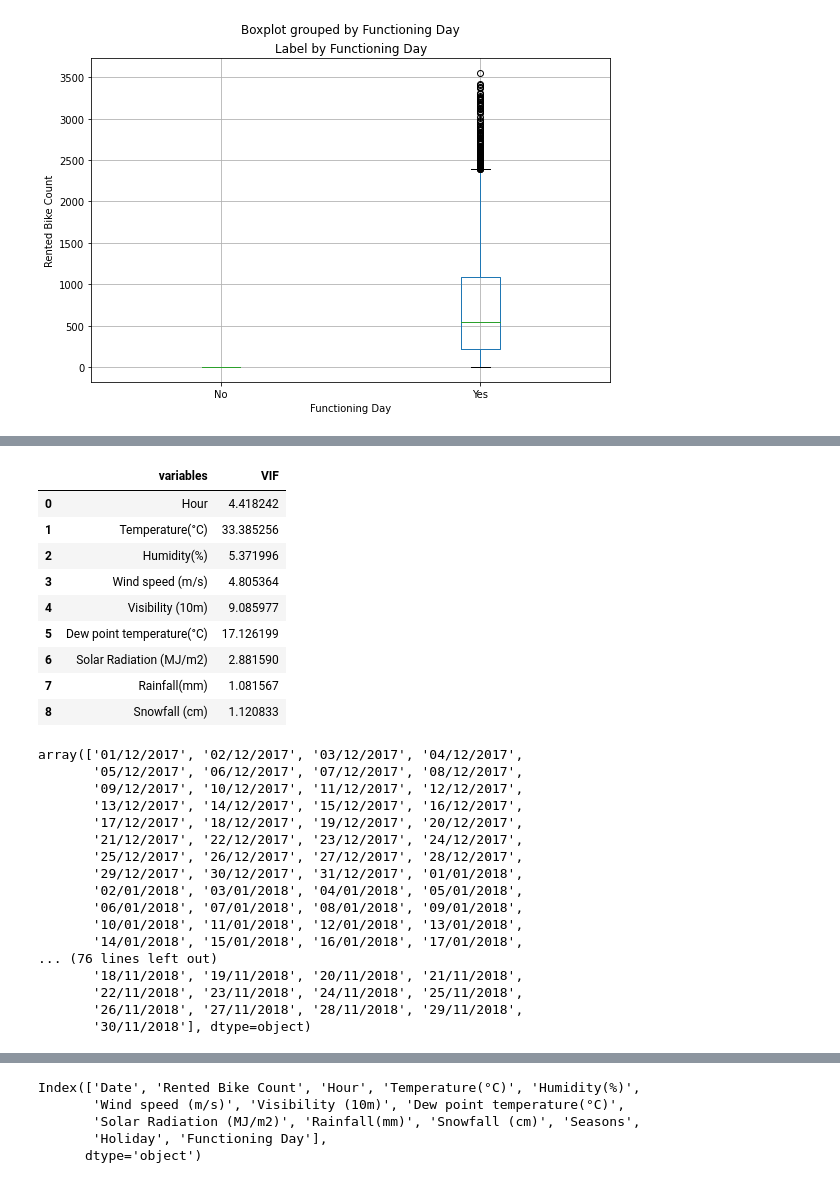
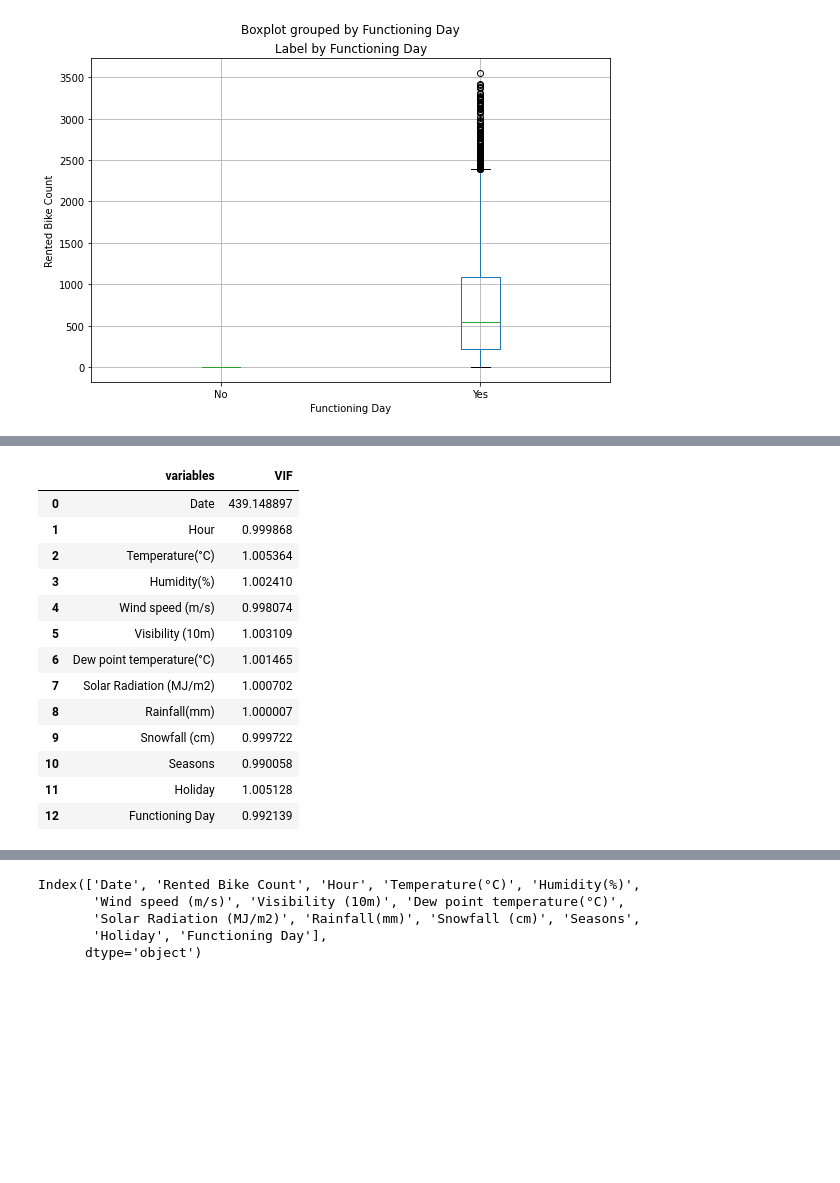
Before and after one commit to rugadamanikanta/seoul-bike-sharing-demand-prediction, a Jupyter notebook: Bike_Sharing_Demand_Prediction_Capstone_Project.ipynb, the cells around one changed output, grey strips where cells are left out. Cells and saved outputs as stored; diff of their text form; code cells hidden in the pictures; blank space fills up the shorter version.

```diff
--- a/Bike_Sharing_Demand_Prediction_Capstone_Project.ipynb
+++ b/Bike_Sharing_Demand_Prediction_Capstone_Project.ipynb
@@ -294,3 +301,9 @@ plt.show()
 [figure]
 [figure]
 [figure]
+# %%
+from sklearn.preprocessing import LabelEncoder
+le=LabelEncoder()
+dfcopy['Seasons']=le.fit_transform(dfcopy['Seasons'])
+dfcopy['Holiday']=le.fit_transform(dfcopy['Holiday'])
+dfcopy['Functioning Day']=le.fit_transform(dfcopy['Functioning Day'])
@@ -297,3 +382,5 @@ plt.show()
+# %%
+dfcopy['Date'] = dfcopy['Date'].values.astype(float)
 # %%
 #Multicollinearity
 from statsmodels.stats.outliers_influence import variance_inflation_factor
@@ -306,35 +393,19 @@ def calc_vif(X):
 
     return(vif)
 # %%
-calc_vif(df[[i for i in df.describe().columns if i not in ['Rented Bike Count']]])
+calc_vif(dfcopy[[i for i in dfcopy.describe().columns if i not in ['Rented Bike Count']]]) #we will consider 'rented bike as it was '
 # %% [output]
 |  | variables | VIF |
-| 0 | Hour | 4.418242 |
-| 1 | Temperature(°C) | 33.385256 |
-| 2 | Humidity(%) | 5.371996 |
-| 3 | Wind speed (m/s) | 4.805364 |
-| 4 | Visibility (10m) | 9.085977 |
-| 5 | Dew point temperature(°C) | 17.126199 |
-| 6 | Solar Radiation (MJ/m2) | 2.881590 |
-| 7 | Rainfall(mm) | 1.081567 |
-| 8 | Snowfall (cm) | 1.120833 |
+| 0 | Date | 439.148897 |
+| 1 | Hour | 0.999868 |
+| 2 | Temperature(°C) | 1.005364 |
+| 3 | Humidity(%) | 1.002410 |
+| 4 | Wind speed (m/s) | 0.998074 |
+| 5 | Visibility (10m) | 1.003109 |
+| 6 | Dew point temperature(°C) | 1.001465 |
+| 7 | Solar Radiation (MJ/m2) | 1.000702 |
+| 8 | Rainfall(mm) | 1.000007 |
+| 9 | Snowfall (cm) | 0.999722 |
+| 10 | Seasons | 0.990058 |
+| 11 | Holiday | 1.005128 |
+| 12 | Functioning Day | 0.992139 |
-# %%
-df['Date'].unique()
-# %% [output]
-array(['01/12/2017', '02/12/2017', '03/12/2017', '04/12/2017',
-       '05/12/2017', '06/12/2017', '07/12/2017', '08/12/2017',
-       '09/12/2017', '10/12/2017', '11/12/2017', '12/12/2017',
-       '13/12/2017', '14/12/2017', '15/12/2017', '16/12/2017',
-       '17/12/2017', '18/12/2017', '19/12/2017', '20/12/2017',
-       '21/12/2017', '22/12/2017', '23/12/2017', '24/12/2017',
-       '25/12/2017', '26/12/2017', '27/12/2017', '28/12/2017',
-       '29/12/2017', '30/12/2017', '31/12/2017', '01/01/2018',
-       '02/01/2018', '03/01/2018', '04/01/2018', '05/01/2018',
-       '06/01/2018', '07/01/2018', '08/01/2018', '09/01/2018',
-       '10/01/2018', '11/01/2018', '12/01/2018', '13/01/2018',
-       '14/01/2018', '15/01/2018', '16/01/2018', '17/01/2018',
-... (76 lines left out)
-       '18/11/2018', '19/11/2018', '20/11/2018', '21/11/2018',
-       '22/11/2018', '23/11/2018', '24/11/2018', '25/11/2018',
-       '26/11/2018', '27/11/2018', '28/11/2018', '29/11/2018',
-       '30/11/2018'], dtype=object)
```
Also changed, not shown: parts of 31 cells of this notebook.
